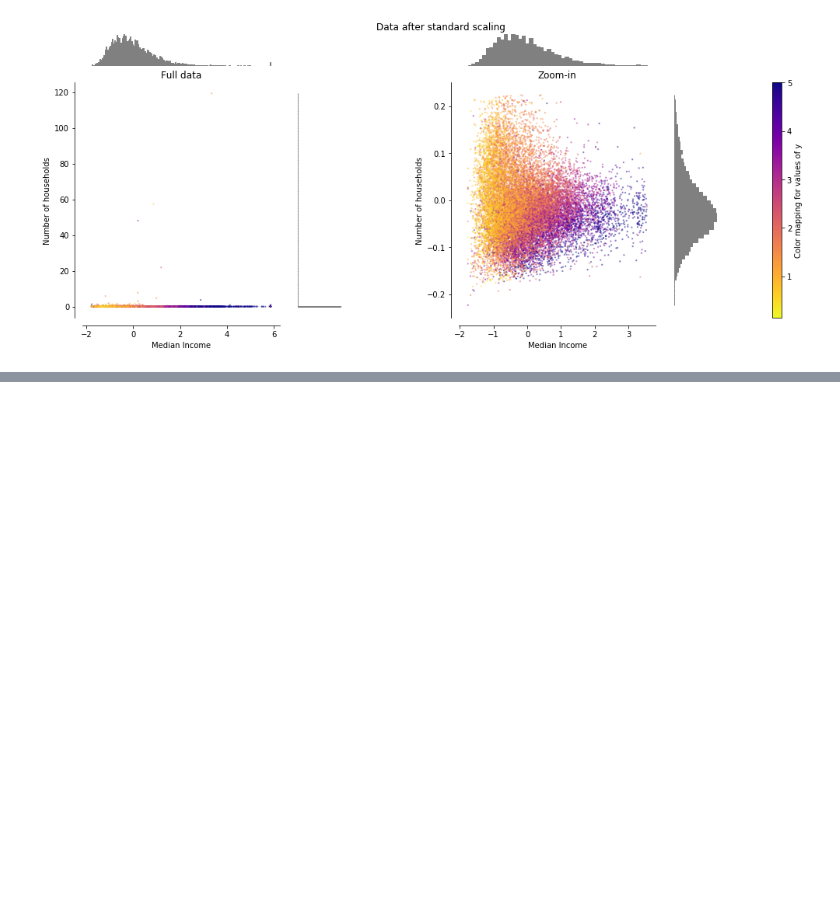
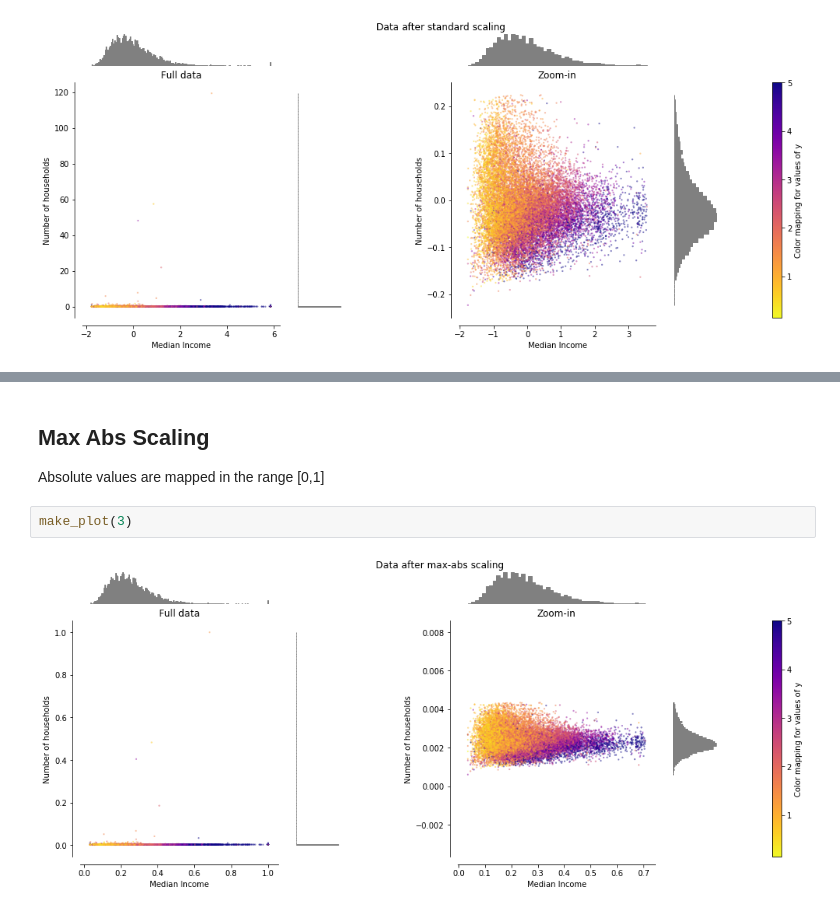
Before and after one commit to d-smith/ml-speciality-notes, a Jupyter notebook: 02-elements-of-data-science/scaling.ipynb, the cells around one changed output, grey strips where cells are left out. Cells and saved outputs as stored; diff of their text form; blank space fills up the shorter version.

Commit message:
More scaling

```diff
--- a/02-elements-of-data-science/scaling.ipynb
+++ b/02-elements-of-data-science/scaling.ipynb
@@ -184,0 +194,8 @@ make_plot(1)
+# %% [markdown]
+## Max Abs Scaling
+
+Absolute values are mapped in the range [0,1]
+# %%
+make_plot(3)
+# %% [output]
+[figure, added]
```
Also changed, not shown: parts of 3 cells of this notebook.
